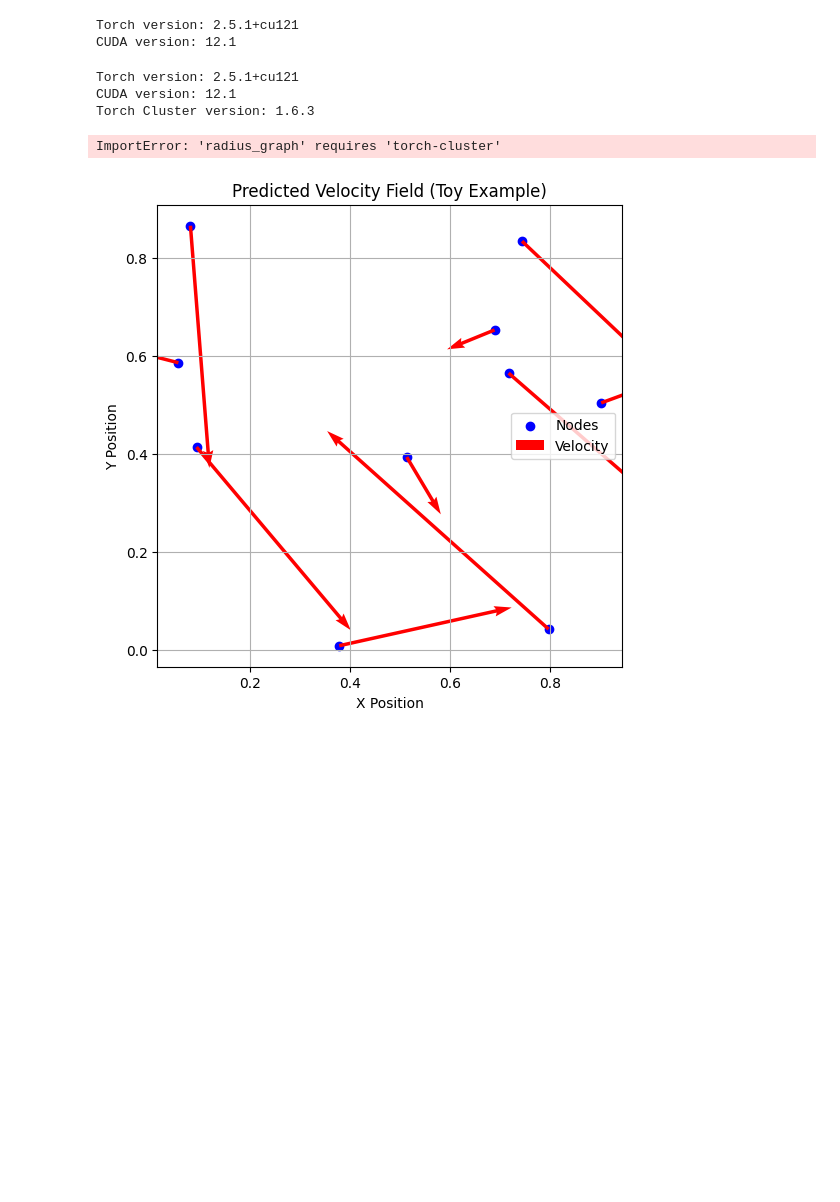
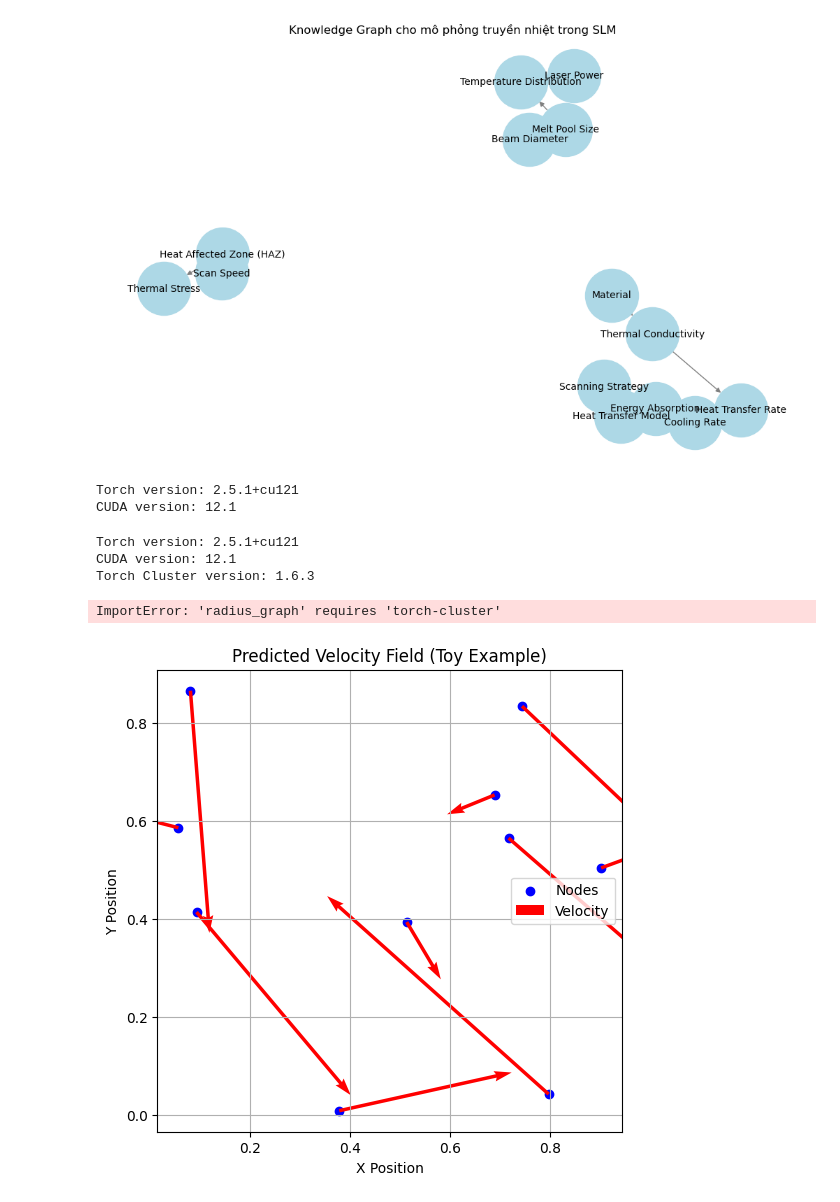
Before and after one commit to NgDucHieus/SLM_NeuralNetwork, a Jupyter notebook: GNN_Model.ipynb, the cells around one changed output. Drawn from its saved outputs; the diff is of its cells as text; code cells hidden in the pictures; blank space fills up the shorter version.

```diff
--- a/GNN_Model.ipynb
+++ b/GNN_Model.ipynb
@@ -1,3 +1,44 @@
+# %%
+import networkx as nx
+import matplotlib.pyplot as plt
+
+# Tạo đồ thị tri thức (Knowledge Graph)
+G = nx.DiGraph()
+
+# Thêm các thực thể (nodes)
+entities = [
+    "Material", "Laser Power", "Scan Speed", "Beam Diameter", "Scanning Strategy",
+    "Thermal Conductivity", "Heat Transfer Rate", "Heat Transfer Model",
+    "Temperature Distribution", "Energy Absorption", "Cooling Rate",
+    "Melt Pool Size", "Heat Affected Zone (HAZ)"
+]
+
+G.add_nodes_from(entities)
+
+# Thêm quan hệ (edges)
+relations = [
+    ("Laser Power", "Temperature Distribution"),
+    ("Material", "Thermal Conductivity"),
+    ("Thermal Conductivity", "Heat Transfer Rate"),
+    ("Scanning Strategy", "Energy Absorption"),
+    ("Heat Transfer Model", "Cooling Rate"),
+    ("Beam Diameter", "Melt Pool Size"),
+    ("Scan Speed", "Heat Affected Zone (HAZ)"),
+    ("Heat Transfer Rate", "Cooling Rate"),
+    ("Melt Pool Size", "Temperature Distribution"),
+    ("Heat Affected Zone (HAZ)", "Thermal Stress")
+]
+
+G.add_edges_from(relations)
+
+# Vẽ đồ thị
+plt.figure(figsize=(10, 6))
+pos = nx.spring_layout(G, seed=42)  # Bố trí đồ thị
+nx.draw(G, pos, with_labels=True, node_color="lightblue", edge_color="gray", node_size=3000, font_size=10)
+plt.title("Knowledge Graph cho mô phỏng truyền nhiệt trong SLM")
+plt.show()
+# %% [output]
+[figure, added]
 # %%
 import torch
 print("Torch version:", torch.__version__)
```
Also changed, not shown: parts of 1 cell of this notebook, 2 other files.
